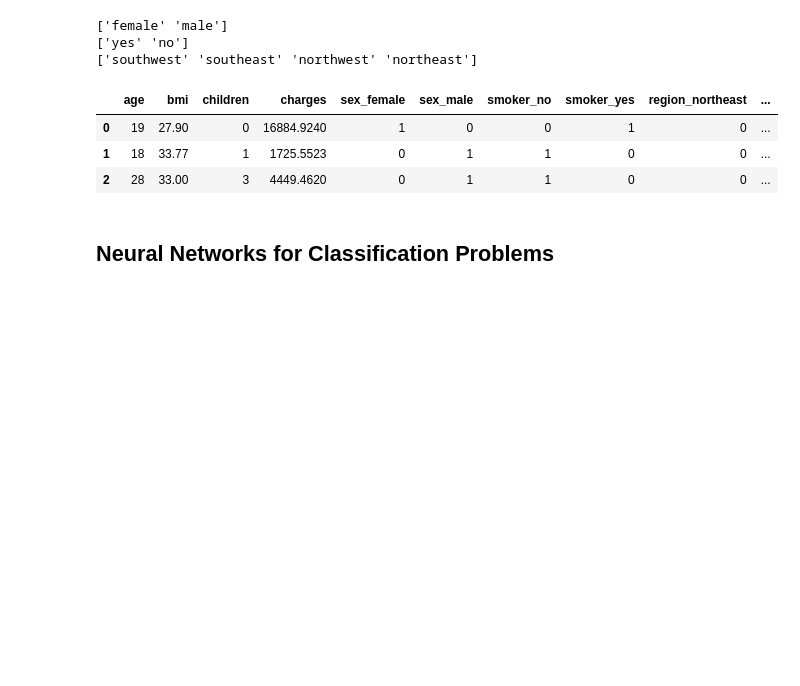
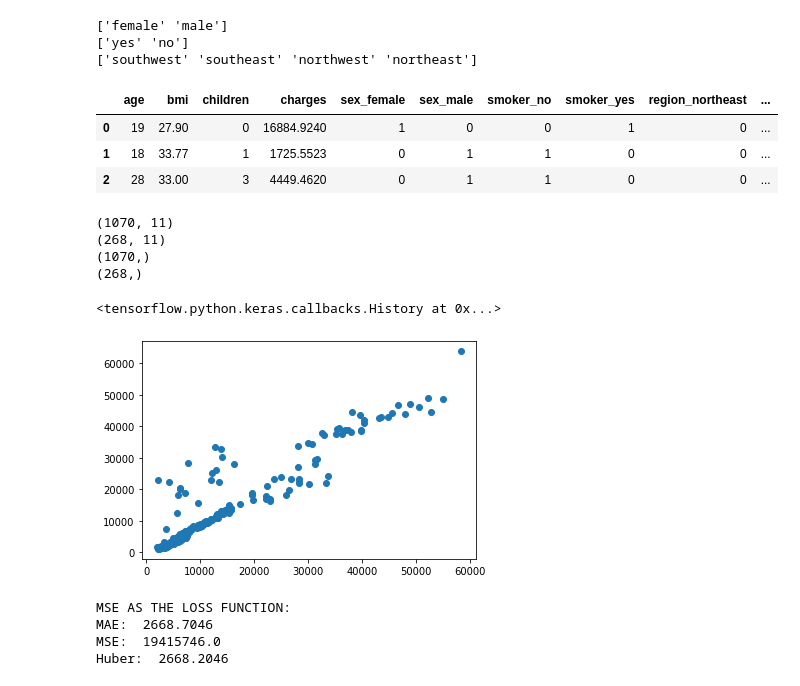
Before and after one commit to emirdemic/Learning-TensorFlow, a Jupyter notebook: TensorFlow.ipynb, the cells around one changed output. Drawn from its saved outputs; the diff is of its cells as text; code cells hidden in the pictures; blank space fills up the shorter version.

```diff
--- a/TensorFlow.ipynb
+++ b/TensorFlow.ipynb
@@ -1492,2 +1480,39 @@ y_test = y[indices_test]
-# %% [markdown]
-## Neural Networks for Classification Problems
+# %%
+# split data into X, Y, and then into training and test sets
+
+X = insurance_onehot[insurance_onehot.columns[insurance_onehot.columns != 'charges']]
+y = insurance_onehot['charges']
+
+from sklearn.model_selection import train_test_split
+X_train, X_test, y_train, y_test = train_test_split(X, y, test_size = 0.2, random_state = 42)
+# %%
+print(X_train.shape)
+print(X_test.shape)
+print(y_train.shape)
+print(y_test.shape)
+# %% [output]
+(1070, 11)
+(268, 11)
+(1070,)
+(268,)
+# %%
+# USING MSE AS THE LOSS FUNCTION
+tf.random.set_seed(42)
+insurance_model = tf.keras.Sequential(name = 'Insurance_Model')
+for i in range(10):
+  insurance_model.add(tf.keras.layers.Dense(100, activation = 'relu'))
+insurance_model.add(tf.keras.layers.Dense(1))
+
+insurance_model.compile(
+    loss = tf.keras.losses.mse,
+    optimizer = tf.keras.optimizers.Adam(learning_rate = 0.0001),
+    metrics = ['mse', 'mae']
+)
+
+insurance_model.fit(X_train, y_train, epochs = 300, verbose = 0)
+# %% [output]
+<tensorflow.python.keras.callbacks.History at 0x...>
+# %%
+plt.scatter(insurance_model.predict(X_test), y_test);
+# %% [output]
+[figure, added]
@@ -1493,0 +1525,11 @@ y_test = y[indices_test]
+# %%
+results = evaluate_nn(y_test, tf.squeeze(insurance_model.predict(X_test)))
+print('MSE AS THE LOSS FUNCTION:')
+print('MAE: ', results[0])
+print('MSE: ', results[1])
+print('Huber: ', results[2])
+# %% [output]
+MSE AS THE LOSS FUNCTION:
+MAE:  2668.7046
+MSE:  19415746.0
+Huber:  2668.2046
```
Also changed, not shown: parts of 11 cells of this notebook.
